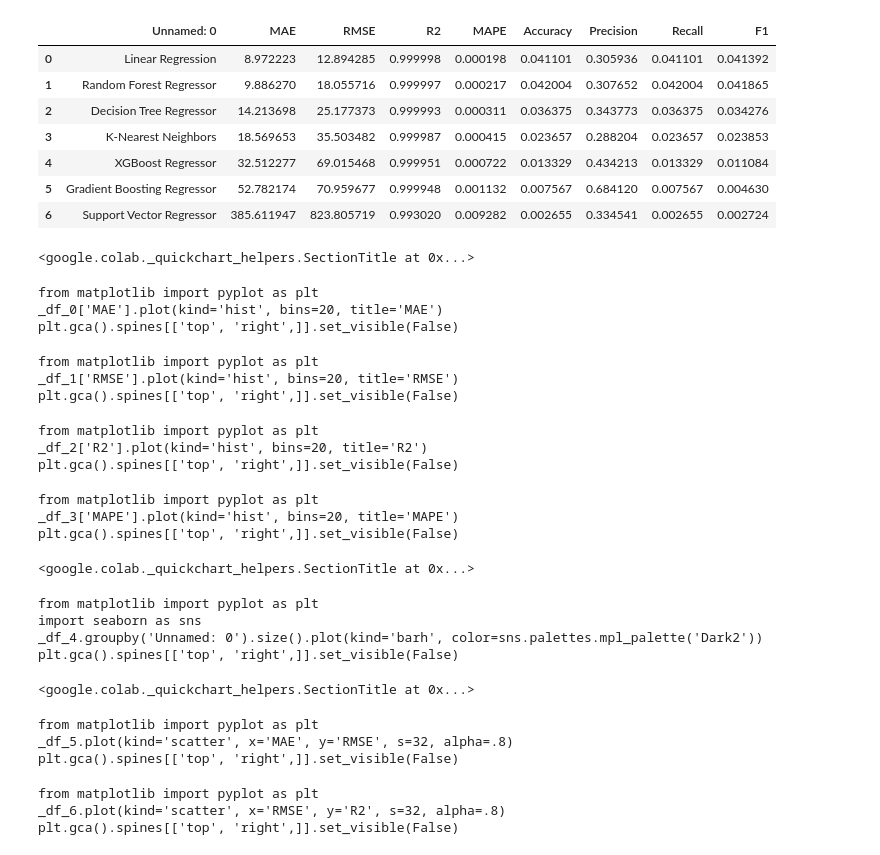
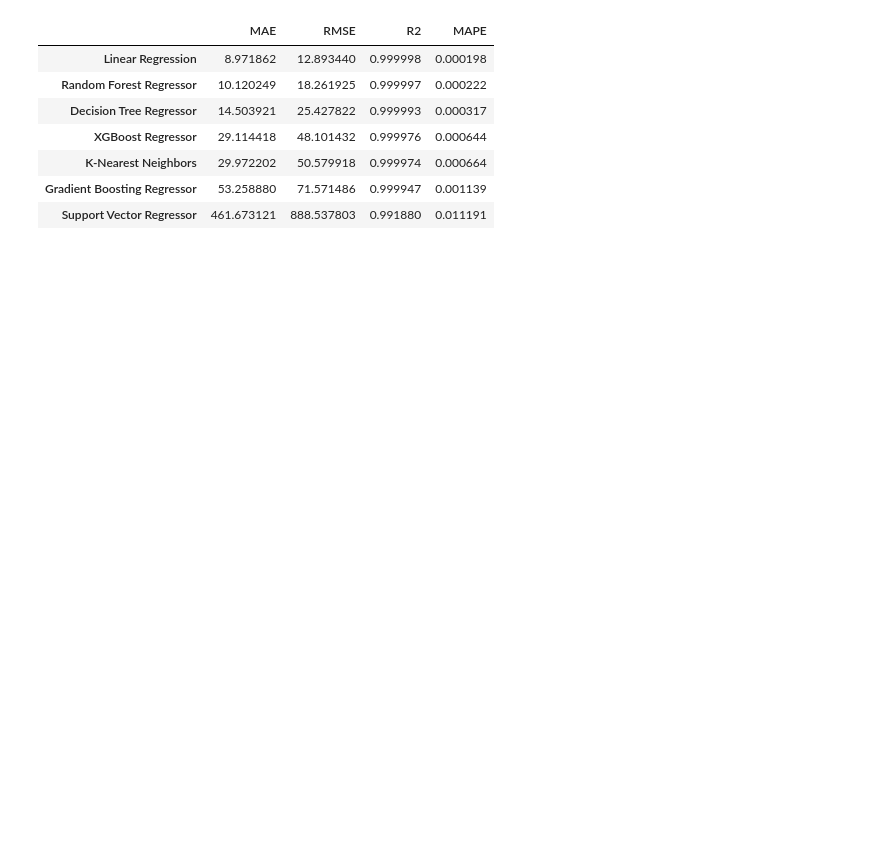
Before and after one commit to 8ad40n/Exploring-ML, a Jupyter notebook: ML Paper/bitcoin.ipynb, the cells around one changed output. Cells and saved outputs as stored; diff of their text form; code cells hidden in the pictures; blank space fills up the shorter version.

```diff
--- a/ML Paper/bitcoin.ipynb
+++ b/ML Paper/bitcoin.ipynb
@@ -60,6 +164,17 @@ evaluation_results = {}
+# %%
+# Model Definitions
+models = [
+    ('Linear Regression', LinearRegression()),
+    ('Decision Tree Regressor', DecisionTreeRegressor(random_state=42)),
+    ('Random Forest Regressor', RandomForestRegressor(random_state=42)),
+    ('Gradient Boosting Regressor', GradientBoostingRegressor(random_state=42)),
+    ('Support Vector Regressor', SVR(kernel='rbf')),
+    ('K-Nearest Neighbors', KNeighborsRegressor()),
+    ('XGBoost Regressor', xgb.XGBRegressor(objective='reg:squarederror', random_state=42))
+]
 # %%
-# for regression metrics
-def calculate_regression_metrics(y_true, y_pred):
+# Helper Function for Metrics
+def calculate_metrics(y_true, y_pred):
     mae = mean_absolute_error(y_true, y_pred)
     rmse = np.sqrt(mean_squared_error(y_true, y_pred))
     r2 = r2_score(y_true, y_pred)
@@ -89,16 +183,18 @@ model_definitions = [
 # %%
-# Train, Predict, and Evaluate
-for name, model in model_definitions:
+# Evaluate Models
+evaluation_results = {}
+
+for name, model in models:
     model.fit(X_train, y_train)
     y_pred = model.predict(X_test)
-    models.append((name, model))
-    mae, rmse, r2, mape = calculate_regression_metrics(y_test, y_pred)
-    accuracy, precision, recall, f1 = calculate_classification_metrics(y_test, y_pred)
+    mae, rmse, r2, mape = calculate_metrics(y_test, y_pred)
     evaluation_results[name] = {
-        'MAE': mae, 'RMSE': rmse, 'R2': r2, 'MAPE': mape,
-        'Accuracy': accuracy, 'Precision': precision, 'Recall': recall, 'F1': f1
+        'MAE': mae,
+        'RMSE': rmse,
+        'R2': r2,
+        'MAPE': mape
     }
 # %%
-# Compare models
-model_comparison_df = pd.DataFrame(evaluation_results).T
-model_comparison_df.sort_values(by='R2', ascending=False, inplace=True)
+# Convert Results to DataFrame
+results_df = pd.DataFrame(evaluation_results).T
+results_df.sort_values(by='R2', ascending=False, inplace=True)
@@ -161,36 +204,11 @@ model_comparison = pd.read_csv('model_comparison_results.csv')
 # %%
-model_comparison.head(10)
+results_df.head(10)
 # %% [output]
-|  | Unnamed: 0 | MAE | RMSE | R2 | MAPE | Accuracy | Precision | Recall | F1 |
-| 0 | Linear Regression | 8.972223 | 12.894285 | 0.999998 | 0.000198 | 0.041101 | 0.305936 | 0.041101 | 0.041392 |
-| 1 | Random Forest Regressor | 9.886270 | 18.055716 | 0.999997 | 0.000217 | 0.042004 | 0.307652 | 0.042004 | 0.041865 |
-| 2 | Decision Tree Regressor | 14.213698 | 25.177373 | 0.999993 | 0.000311 | 0.036375 | 0.343773 | 0.036375 | 0.034276 |
-| 3 | K-Nearest Neighbors | 18.569653 | 35.503482 | 0.999987 | 0.000415 | 0.023657 | 0.288204 | 0.023657 | 0.023853 |
-| 4 | XGBoost Regressor | 32.512277 | 69.015468 | 0.999951 | 0.000722 | 0.013329 | 0.434213 | 0.013329 | 0.011084 |
-| 5 | Gradient Boosting Regressor | 52.782174 | 70.959677 | 0.999948 | 0.001132 | 0.007567 | 0.684120 | 0.007567 | 0.004630 |
-| 6 | Support Vector Regressor | 385.611947 | 823.805719 | 0.993020 | 0.009282 | 0.002655 | 0.334541 | 0.002655 | 0.002724 |
+|  | MAE | RMSE | R2 | MAPE |
+| Linear Regression | 8.971862 | 12.893440 | 0.999998 | 0.000198 |
+| Random Forest Regressor | 10.120249 | 18.261925 | 0.999997 | 0.000222 |
+| Decision Tree Regressor | 14.503921 | 25.427822 | 0.999993 | 0.000317 |
+| XGBoost Regressor | 29.114418 | 48.101432 | 0.999976 | 0.000644 |
+| K-Nearest Neighbors | 29.972202 | 50.579918 | 0.999974 | 0.000664 |
+| Gradient Boosting Regressor | 53.258880 | 71.571486 | 0.999947 | 0.001139 |
+| Support Vector Regressor | 461.673121 | 888.537803 | 0.991880 | 0.011191 |
-<google.colab._quickchart_helpers.SectionTitle at 0x...>
-from matplotlib import pyplot as plt
-_df_0['MAE'].plot(kind='hist', bins=20, title='MAE')
-plt.gca().spines[['top', 'right',]].set_visible(False)
-from matplotlib import pyplot as plt
-_df_1['RMSE'].plot(kind='hist', bins=20, title='RMSE')
-plt.gca().spines[['top', 'right',]].set_visible(False)
-from matplotlib import pyplot as plt
-_df_2['R2'].plot(kind='hist', bins=20, title='R2')
-plt.gca().spines[['top', 'right',]].set_visible(False)
-from matplotlib import pyplot as plt
-_df_3['MAPE'].plot(kind='hist', bins=20, title='MAPE')
-plt.gca().spines[['top', 'right',]].set_visible(False)
-<google.colab._quickchart_helpers.SectionTitle at 0x...>
-from matplotlib import pyplot as plt
-import seaborn as sns
-_df_4.groupby('Unnamed: 0').size().plot(kind='barh', color=sns.palettes.mpl_palette('Dark2'))
-plt.gca().spines[['top', 'right',]].set_visible(False)
-<google.colab._quickchart_helpers.SectionTitle at 0x...>
-from matplotlib import pyplot as plt
-_df_5.plot(kind='scatter', x='MAE', y='RMSE', s=32, alpha=.8)
-plt.gca().spines[['top', 'right',]].set_visible(False)
-from matplotlib import pyplot as plt
-_df_6.plot(kind='scatter', x='RMSE', y='R2', s=32, alpha=.8)
-plt.gca().spines[['top', 'right',]].set_visible(False)
```
Also changed, not shown: parts of 29 cells of this notebook.
